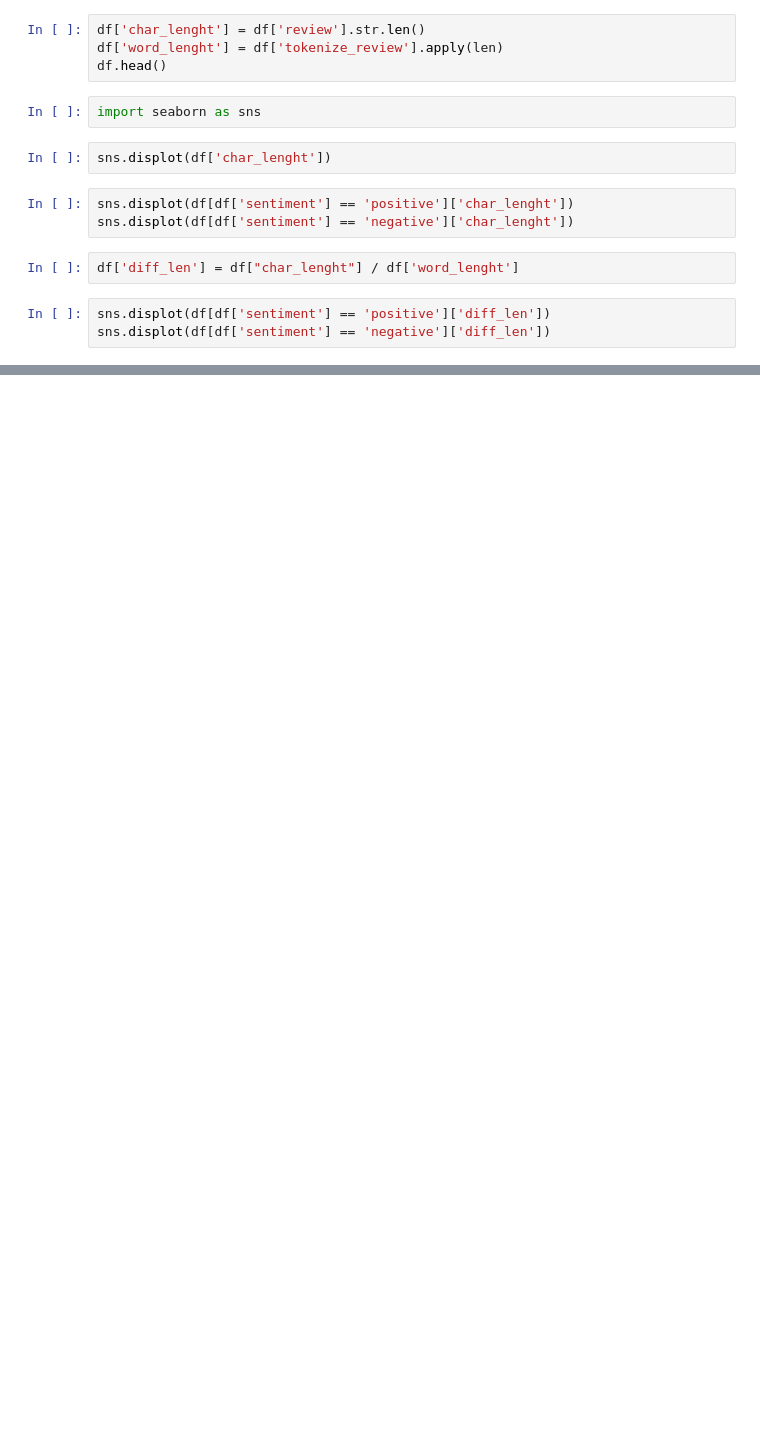
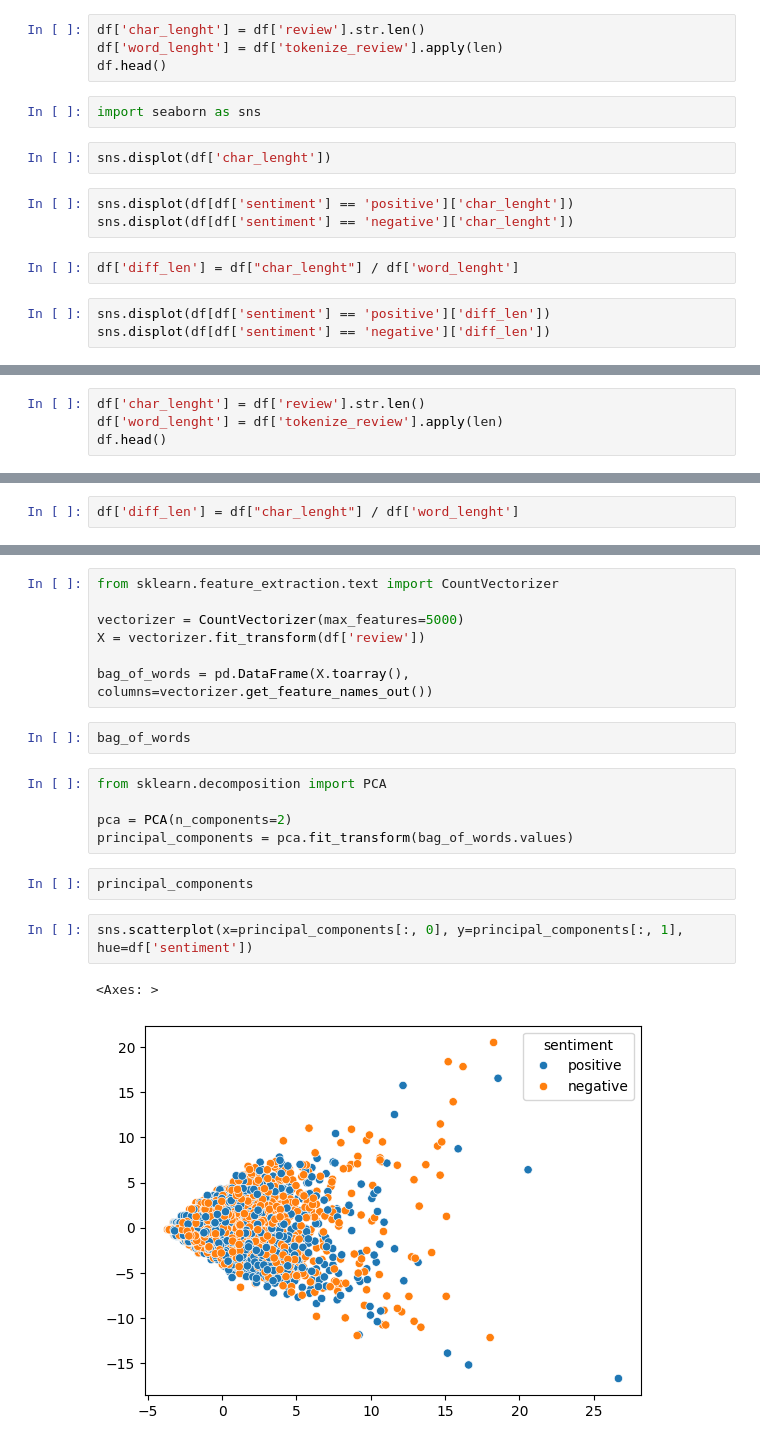
Before and after one commit to Shikher-jain/Data_Science, a Jupyter notebook: 02_pandas/textual_data/PdTd01.ipynb, the cells around one changed output, grey strips where cells are left out. Cells and saved outputs as stored; diff of their text form; blank space fills up the shorter version.

Commit message:
Pandas textual data

```diff
--- a/02_pandas/textual_data/PdTd01.ipynb
+++ b/02_pandas/textual_data/PdTd01.ipynb
@@ -187,0 +363,4 @@ sns.displot(df[df['sentiment'] == 'negative']['diff_len'])
+# %%
+df['char_lenght'] = df['review'].str.len()
+df['word_lenght'] = df['tokenize_review'].apply(len)
+df.head()
@@ -187,0 +374,2 @@ sns.displot(df[df['sentiment'] == 'negative']['diff_len'])
+# %%
+df['diff_len'] = df["char_lenght"] / df['word_lenght']
@@ -193,0 +408,21 @@ NameError: name 'x' is not defined
+# %%
+from sklearn.feature_extraction.text import CountVectorizer
+
+vectorizer = CountVectorizer(max_features=5000)
+X = vectorizer.fit_transform(df['review'])
+
+bag_of_words = pd.DataFrame(X.toarray(), columns=vectorizer.get_feature_names_out())
+# %%
+bag_of_words
+# %%
+from sklearn.decomposition import PCA
+
+pca = PCA(n_components=2)
+principal_components = pca.fit_transform(bag_of_words.values)
+# %%
+principal_components
+# %%
+sns.scatterplot(x=principal_components[:, 0], y=principal_components[:, 1], hue=df['sentiment'])
+# %% [output]
+<Axes: >
+[figure, added]
```
Also changed, not shown: parts of 32 cells of this notebook.
